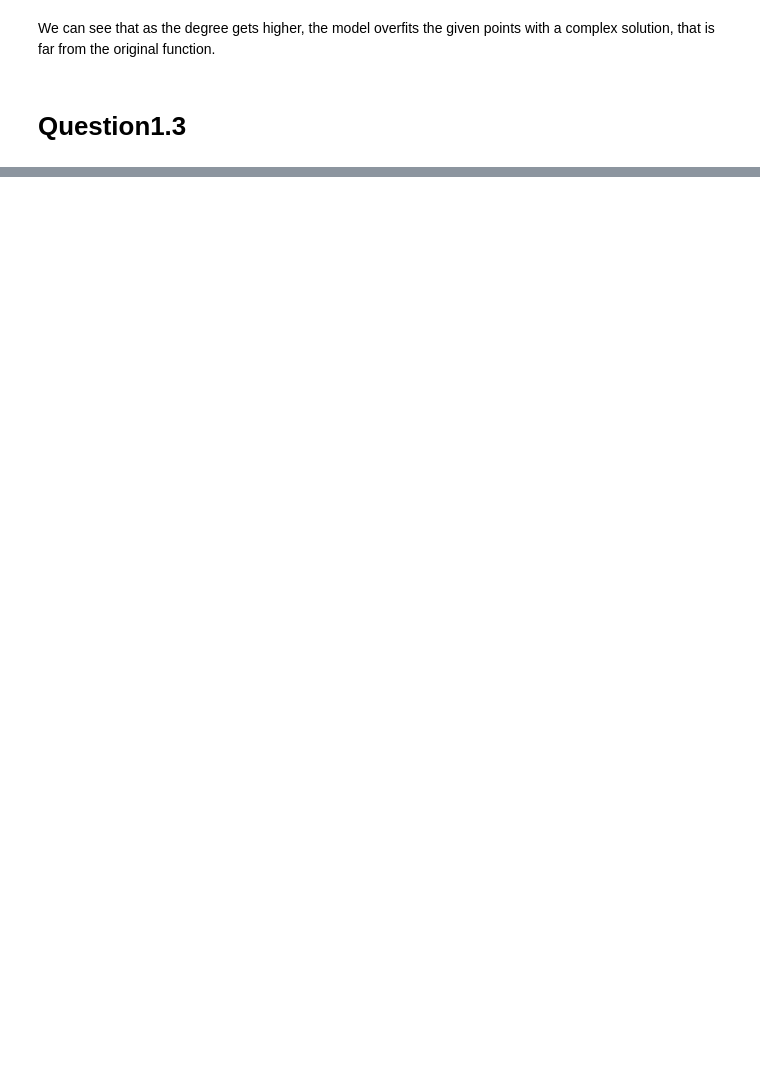
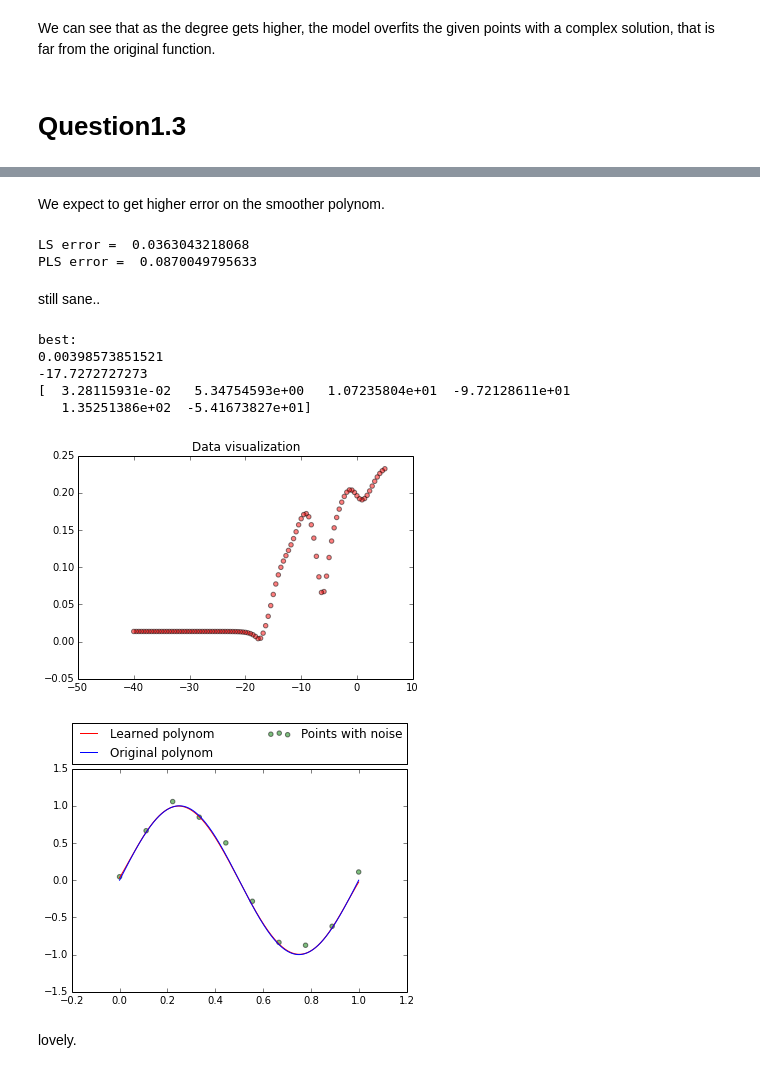
Before and after one commit to jedimonster/nlp, a Jupyter notebook: NLP_assignment_2/question1.ipynb, the cells around one changed output, grey strips where cells are left out. Cells and saved outputs as stored; diff of their text form; code cells hidden in the pictures; blank space fills up the shorter version.

```diff
--- a/NLP_assignment_2/question1.ipynb
+++ b/NLP_assignment_2/question1.ipynb
@@ -255,0 +178,53 @@ best polynom is:  [  0.21129041   5.70045424 -10.99235201  -5.78259757   2.53174
+# %% [markdown]
+We expect to get higher error on the smoother polynom.
+# %%
+print "LS error = ", calculate_error(x_vector, t_vector, w_vector)
+print "PLS error = ", calculate_error(x_vector, t_vector, w_vector2)
+# %% [output]
+LS error =  0.0363043218068
+PLS error =  0.0870049795633
+# %% [markdown]
+still sane..
+# %%
+def optimizePLS2(xt, tt, xv, tv, M):
+    best_w_vector = None
+    best_lambda = None
+    best_error = None
+    errors = []
+    train_erros = []
+
+    log_lambda_range = np.linspace(5, -40, num=100)
+    for lam in log_lambda_range:
+        w_vector = optimizePLS(xt, tt, M, math.e ** lam)
+        terr = calculate_error(xt, tt, w_vector) # train set error
+        err = calculate_error(xv, tv, w_vector) # validation set error
+        errors.append(err)
+        train_erros.append(terr)
+        if best_lambda is None or err < best_error:
+            best_w_vector = w_vector
+            best_lambda = lam
+            best_error = err
+
+    print "best:"
+    print best_error
+    print best_lambda
+    print best_w_vector
+    plot_data(log_lambda_range, errors)
+    return best_w_vector, errors
+
+train, c_v, test = generateDataset3(10, vectorised_method, 0.01)
+
+best_w_vector, errors = optimizePLS2(train[0], train[1], c_v[0], c_v[1], 5)
+
+learned_polynomial = get_learned_polynomial(best_w_vector, x_range)
+plot_function(x_range, learned_polynomial, vectorised_method, x_vector, t_vector)
+# %% [output]
+best:
+0.00398573851521
+-17.7272727273
+[  3.28115931e-02   5.34754593e+00   1.07235804e+01  -9.72128611e+01
+   1.35251386e+02  -5.41673827e+01]
+[figure, added]
+[figure, added]
+# %% [markdown]
+lovely.
```
Also changed, not shown: parts of 8 cells of this notebook, 1 other file.
